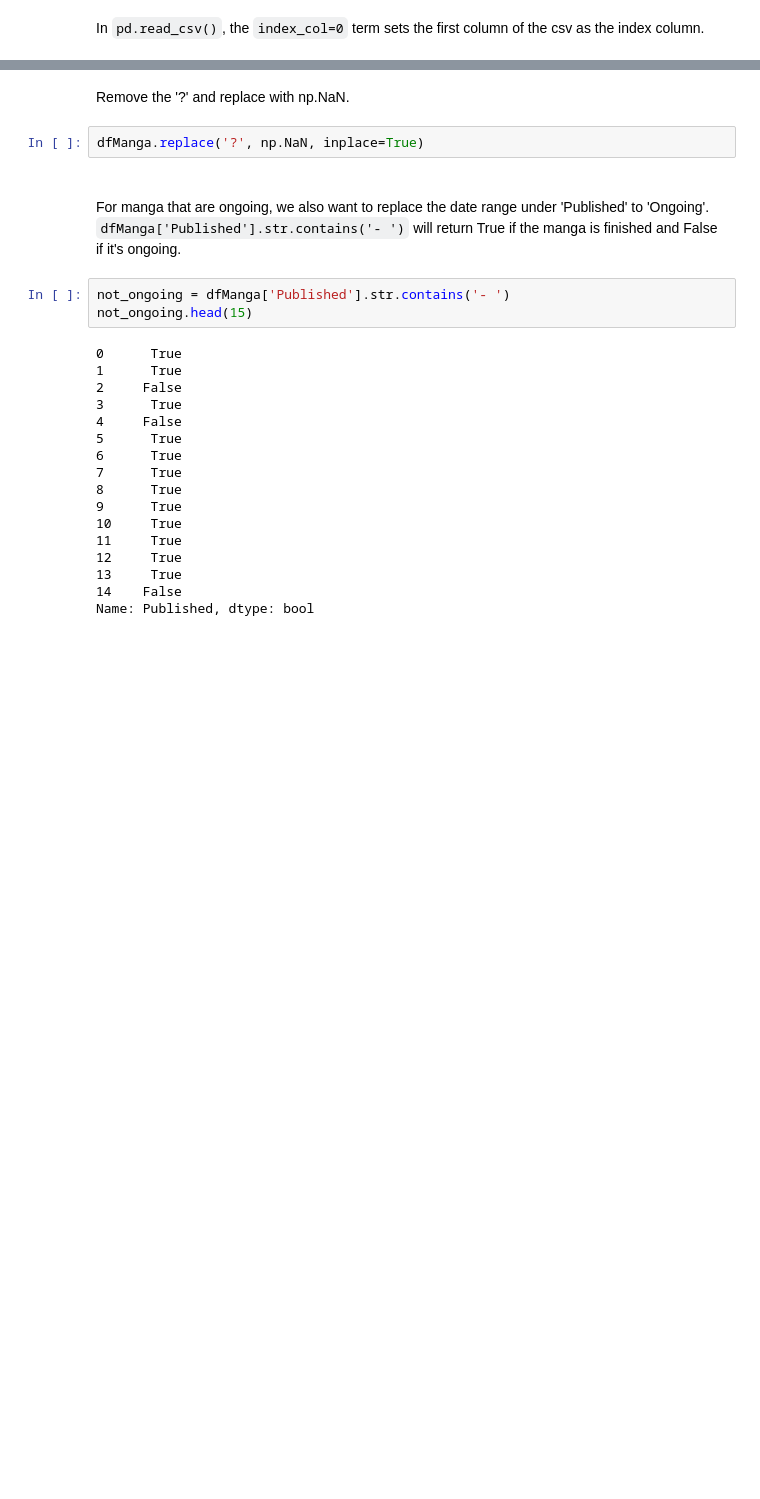
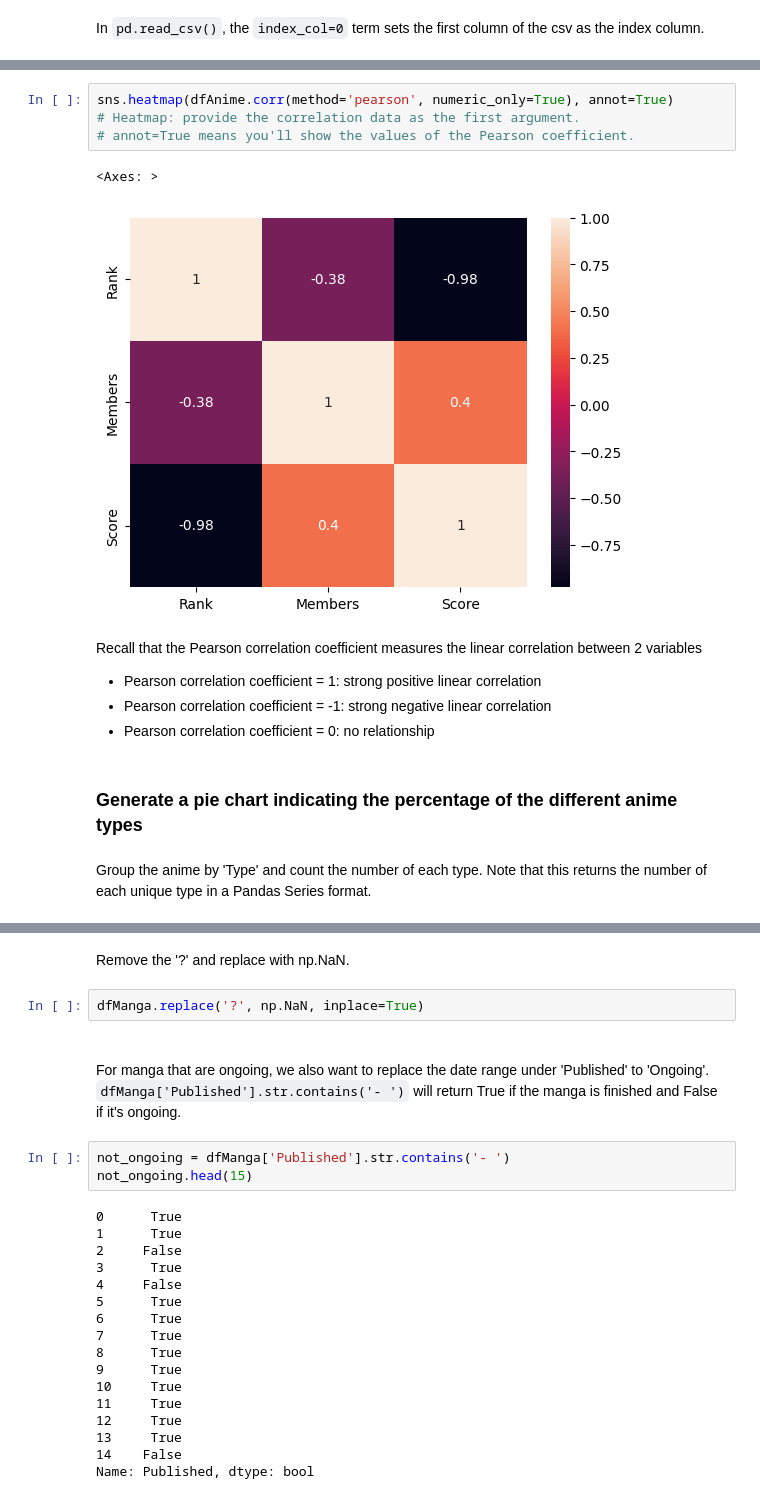
Before and after one commit to NicoMok/Personal-Projects, a Jupyter notebook: Anime and Manga Data Analytics/Anime_Manga_Data_Analysis_Dashboard.ipynb, the cells around one changed output, grey strips where cells are left out. Drawn from its saved outputs; the diff is of its cells as text; blank space fills up the shorter version.

```diff
--- a/Anime and Manga Data Analytics/Anime_Manga_Data_Analysis_Dashboard.ipynb
+++ b/Anime and Manga Data Analytics/Anime_Manga_Data_Analysis_Dashboard.ipynb
@@ -59,0 +201,17 @@ dfManga.head(15)
+# %%
+sns.heatmap(dfAnime.corr(method='pearson', numeric_only=True), annot=True)
+# Heatmap: provide the correlation data as the first argument.
+# annot=True means you'll show the values of the Pearson coefficient.
+# %% [output]
+<Axes: >
+[figure, added]
+# %% [markdown]
+Recall that the Pearson correlation coefficient measures the linear correlation between 2 variables
+<ul>
+    <li>Pearson correlation coefficient = 1: strong positive linear correlation</li>
+    <li>Pearson correlation coefficient = -1: strong negative linear correlation</li>
+    <li>Pearson correlation coefficient = 0: no relationship</li>
+# %% [markdown]
+### Generate a pie chart indicating the percentage of the different anime types
+# %% [markdown]
+Group the anime by 'Type' and count the number of each type. Note that this returns the number of each unique type in a Pandas Series format.
```
Also changed, not shown: parts of 93 cells of this notebook.
